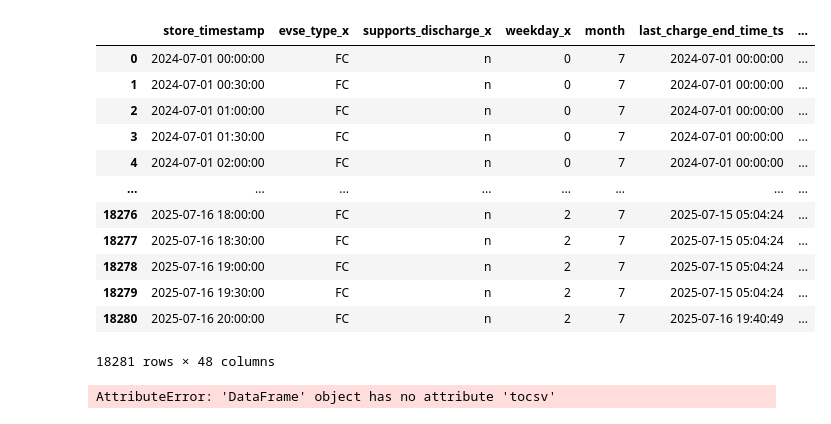
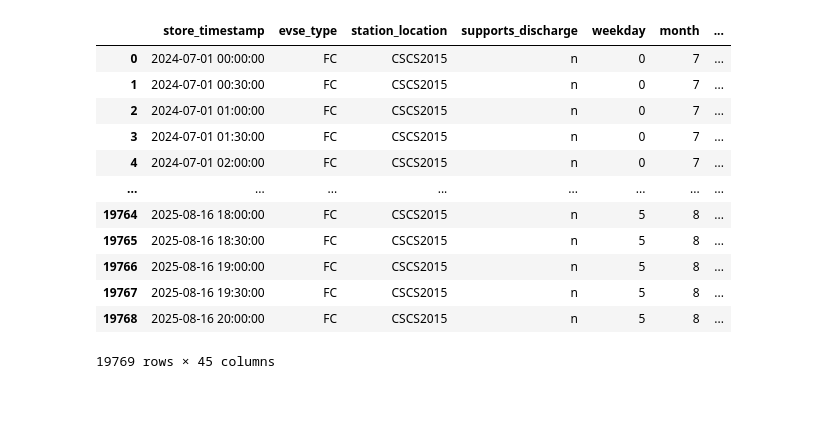
Before and after one commit to cncn0069/ev_my, a Jupyter notebook: data/process.ipynb, the cells around one changed output. Cells and saved outputs as stored; diff of their text form; code cells hidden in the pictures.

```diff
--- a/data/process.ipynb
+++ b/data/process.ipynb
@@ -57,7 +57,7 @@ data = data[data["last_charge_end_time_ts"] >= pd.Timestamp("2000-01-01")]
 # 조합별 모든 time_idx 채우기 (Missing timestep 처리)
 group_cols = ["station_location", "evse_name"]
 unique_groups = data[group_cols].drop_duplicates()
-time_index = pd.DataFrame()
+df_store = pd.DataFrame()
 #첫날 부터 30분씩 타임 슬롯 만들기
 for idx, row in unique_groups.iterrows():
     loc = row["station_location"]
@@ -70,12 +70,17 @@ for idx, row in unique_groups.iterrows():
     # 그룹의 시간 범위 (min, max)
     start_time = group_data["last_charge_end_time_ts"].min().floor('30T')
     end_time = group_data["last_charge_end_time_ts"].max().ceil('30T')
+    end_time = end_time + pd.DateOffset(months=1)
+    time_index = pd.DataFrame()
     # 30분 간격 시간 생성
     time_index['store_timestamp'] = pd.date_range(start=start_time, end=end_time, freq='30T')
-    time_index['evse_type'] = group_data['evse_type'][0]
-    time_index['supports_discharge'] = group_data['supports_discharge'][0]
+    time_index['evse_type'] = group_data['evse_type'].iloc[0]
+    time_index['station_location'] = group_data['station_location'].iloc[0]
+    time_index['supports_discharge'] = group_data['supports_discharge'].iloc[0]
     time_index['weekday'] = time_index['store_timestamp'].dt.weekday
     time_index['month'] = time_index['store_timestamp'].dt.month
+     # 기존 df_store에 time_index를 이어 붙임
+    df_store = pd.concat([df_store, time_index], ignore_index=True)
 
     print(time_index)
 # %% [output]
@@ -96,8 +120,8 @@ for idx, row in unique_groups.iterrows():
 # %%
 # 두 시간 컬럼 모두 datetime 타입 확인 및 정렬
-df_store = time_index.sort_values('store_timestamp').reset_index(drop=True)
+df_store = df_store.sort_values('store_timestamp').reset_index(drop=True)
 df_charge = data.sort_values('last_charge_end_time_ts').reset_index(drop=True)
-
+df_charge = df_charge.drop(['evse_type','supports_discharge','weekday','station_location'],axis=1)
 # merge_asof: 가장 가까운 ‘지나간’ 시간 기준으로 병합, 방향 지정 가능
 merged_df = pd.merge_asof(
     df_store,
@@ -105,7 +129,8 @@ merged_df = pd.merge_asof(
     left_on='store_timestamp',
     right_on='last_charge_end_time_ts',
     direction='backward',   # 가장 가까운 시간으로 병합
-    tolerance=pd.Timedelta('30min')  # 허용 오차 시간 범위 (예: 30분)
+    tolerance=pd.Timedelta('30min'),  # 허용 오차 시간 범위 (예: 30분)
+    suffixes=('','')
 )
 merged_df['last_charge_end_time_ts'] = merged_df['last_charge_end_time_ts'].fillna(method='ffill')
 print(merged_df)
@@ -158,49 +183,47 @@ def fill_time_rows(row, intervals_df):
             if pd.isna(row[col]):
                 row[col] = matched[col]
 
         for col_dt in ['connection_start_time_ts_dt', 'connection_end_time_ts_dt', 'charging_start_time_ts_dt', 'charging_end_time_ts_dt']:
             if pd.isna(row[col_dt]):
                 row[col_dt] = matched[col_dt]
         for col_bool in ['charging_start_time_missing', 'charging_end_time_missing'
                        , 'duration_per_kwh_missing', 'kwh_per_usage_time_missing']:
             if pd.isna(row[col_bool]):
                 row[col_bool] = matched[col_bool]
-        for col_name in ['station_location', 'evse_name','evse_type_y','supports_discharge_y','scheduled_charge']:
+        for col_name in ['station_location', 'evse_name','evse_type','supports_discharge','scheduled_charge']:
             if pd.isna(row[col_name]):
                 row[col_name] = matched[col_name]
-        for col_cat in ['weekday_y', 'usage_departure_range','post_charge_departure_range','cluster']:
+        for col_cat in ['weekday', 'usage_departure_range','post_charge_departure_range','cluster']:
             if pd.isna(row[col_cat]):
                 row[col_cat] = matched[col_cat]
 
     return row
 
 # apply 함수로 NaN 행들에 대해 채우기 수행
 data_filled = merged_df.apply(lambda r: fill_time_rows(r, valid_rows), axis=1)
 
 # 만약 unix timestamp로 원복이 필요하면 아래처럼 변환 가능
 def datetime_to_unix(dt):
     if pd.isna(dt):
         return np.nan  # 결측 유지
     else:
         return int(dt.value // 10**9)  # datetime64[ns] -> 초 단위 unix timestamp
 
 # 결과 확인
 data_filled
 # %% [output]
-|  | store_timestamp | evse_type_x | supports_discharge_x | weekday_x | month | last_charge_end_time_ts | ... |
-| 0 | 2024-07-01 00:00:00 | FC | n | 0 | 7 | 2024-07-01 00:00:00 | ... |
-| 1 | 2024-07-01 00:30:00 | FC | n | 0 | 7 | 2024-07-01 00:00:00 | ... |
-| 2 | 2024-07-01 01:00:00 | FC | n | 0 | 7 | 2024-07-01 00:00:00 | ... |
-| 3 | 2024-07-01 01:30:00 | FC | n | 0 | 7 | 2024-07-01 00:00:00 | ... |
-| 4 | 2024-07-01 02:00:00 | FC | n | 0 | 7 | 2024-07-01 00:00:00 | ... |
+|  | store_timestamp | evse_type | station_location | supports_discharge | weekday | month | ... |
+| 0 | 2024-07-01 00:00:00 | FC | CSCS2015 | n | 0 | 7 | ... |
+| 1 | 2024-07-01 00:30:00 | FC | CSCS2015 | n | 0 | 7 | ... |
+| 2 | 2024-07-01 01:00:00 | FC | CSCS2015 | n | 0 | 7 | ... |
+| 3 | 2024-07-01 01:30:00 | FC | CSCS2015 | n | 0 | 7 | ... |
+| 4 | 2024-07-01 02:00:00 | FC | CSCS2015 | n | 0 | 7 | ... |
 | ... | ... | ... | ... | ... | ... | ... | ... |
-| 18276 | 2025-07-16 18:00:00 | FC | n | 2 | 7 | 2025-07-15 05:04:24 | ... |
-| 18277 | 2025-07-16 18:30:00 | FC | n | 2 | 7 | 2025-07-15 05:04:24 | ... |
-| 18278 | 2025-07-16 19:00:00 | FC | n | 2 | 7 | 2025-07-15 05:04:24 | ... |
-| 18279 | 2025-07-16 19:30:00 | FC | n | 2 | 7 | 2025-07-15 05:04:24 | ... |
-| 18280 | 2025-07-16 20:00:00 | FC | n | 2 | 7 | 2025-07-16 19:40:49 | ... |
+| 19764 | 2025-08-16 18:00:00 | FC | CSCS2015 | n | 5 | 8 | ... |
+| 19765 | 2025-08-16 18:30:00 | FC | CSCS2015 | n | 5 | 8 | ... |
+| 19766 | 2025-08-16 19:00:00 | FC | CSCS2015 | n | 5 | 8 | ... |
+| 19767 | 2025-08-16 19:30:00 | FC | CSCS2015 | n | 5 | 8 | ... |
+| 19768 | 2025-08-16 20:00:00 | FC | CSCS2015 | n | 5 | 8 | ... |
-18281 rows × 48 columns
+19769 rows × 45 columns
 # %%
-data_filled.tocsv('data_full.csv')
+data_filled.to_csv('data_full.csv',index=False)
-# %% [output]
-AttributeError: 'DataFrame' object has no attribute 'tocsv'
```
Also changed, not shown: parts of 3 cells of this notebook, 7 other files.
